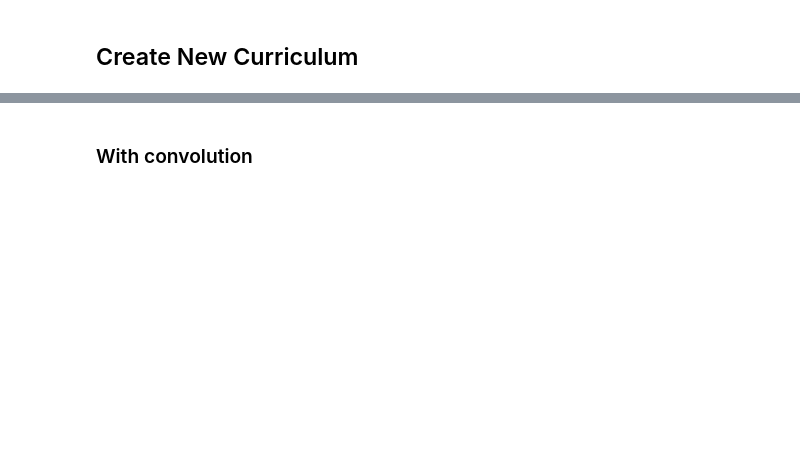
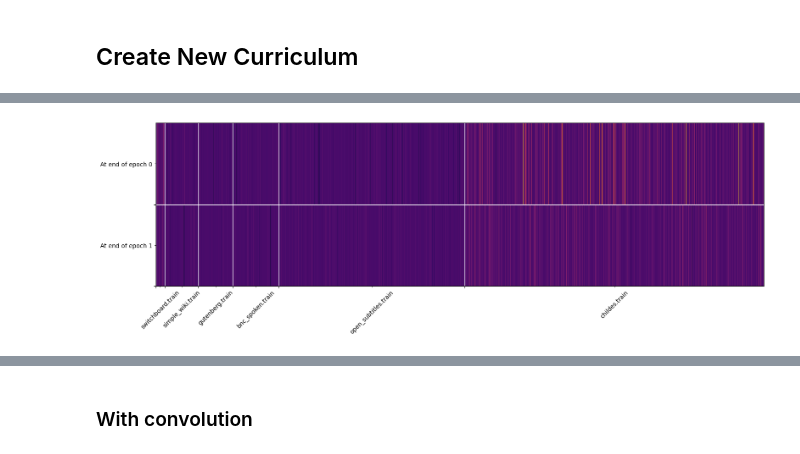
Before and after one commit to loris3/babylm, a Jupyter notebook: merge.ipynb, the cells around one changed output, grey strips where cells are left out. Saved outputs shown, nothing was run; the diff lists cells and outputs as text; code cells hidden in the pictures; blank space fills up the shorter version.

```diff
--- a/merge.ipynb
+++ b/merge.ipynb
@@ -333,0 +18,15 @@ df
+# %%
+import json
+
+with open("./configs/curriculum_10M_2024") as f:
+    config_curriculum = json.load(f)
+    print(config_curriculum)
+with open("./configs/random_10M_2024") as f:
+    config = json.load(f)
+    print(config)
+import datasets
+dataset = datasets.load_from_disk(config["dataset_folder"])
+
+curriculum = torch.load(config["curriculum_path"])
+config["influence_output_dir"] = os.path.join("./influence", os.path.basename(config["curriculum_path"]))
+from pathlib import Path
@@ -349,0 +40,43 @@ df[17990:]
+# %%
+
+df = pd.DataFrame({int(result_checkpoint): torch.load(os.path.join(config["influence_output_dir"],result_checkpoint),weights_only=True,map_location="cpu").numpy().flatten() for result_checkpoint in os.listdir(config["influence_output_dir"])})
+# df = df.rename({0: "influence"}, axis=1)
+df.sort_index(axis=1)
+
+
+df = df.reindex(sorted(df.columns, reverse=False), axis=1)
+df = df.sample(frac=1)
+df["total"] = df.sum(axis=1)
+df[["text", "source"]] = dataset.to_pandas()
+df["document_lenght"] = df["text"].str.split(r"\S+").str.len()
+
+dff = df[list(df.columns[0:-4])+["source"]].sort_values(by="source")
+vc = dff["source"].value_counts().sort_values(ascending=True)
+counts = vc.to_numpy()
+sources = vc.index.tolist()
+ranges = [(start,stop) for start, stop in zip (np.cumsum(np.hstack((0,counts))),np.cumsum(counts))]
+x_ticks,x_ticks_end = zip(*ranges)
+out = np.empty((len(df.columns[0:-4]), len(df)))
+for i, (source, (start,stop)) in enumerate(zip(sources, ranges)):
+    # print(source, start, stop)
+    # display(df[df["source"] == source][df.columns[0:-4]].to_numpy().T.shape)
+    out[:,start:stop] = df[df["source"] == source][df.columns[0:-4]].to_numpy().T#.reshape(1, len(df))
+import matplotlib.pyplot as plt
+
+fig = plt.gcf()
+fig.set_size_inches(18.5, 5)
+plt.imshow(out,aspect="auto",interpolation="none", cmap="inferno")
+ax = plt.gca()
+ax.get_xaxis().get_major_formatter().set_scientific(False)
+
+
+ax.set_xticks(x_ticks, [], minor=False)
+ax.set_xticks(np.array(x_ticks_end) - ((np.array(x_ticks_end)-np.array(x_ticks))/2)  , sources, minor=True, rotation=45)
+
+ax.set_yticks(np.arange(0.5, len(df.columns[0:-4]), 1), [], minor=False)
+ax.set_yticks(np.arange(0.0, len(df.columns[0:-4]), 1), ["At end of epoch {}".format(i) for i in np.arange(0, len(df.columns[0:-4]))], minor=True)
+ax.grid(color='w', linestyle='-', linewidth=1)
+
+# ax.get_yaxis().get_major_formatter().set_scientific(False)
+# %% [output]
+[figure, added]
```
Also changed, not shown: parts of 79 cells of this notebook, 4 other files.
